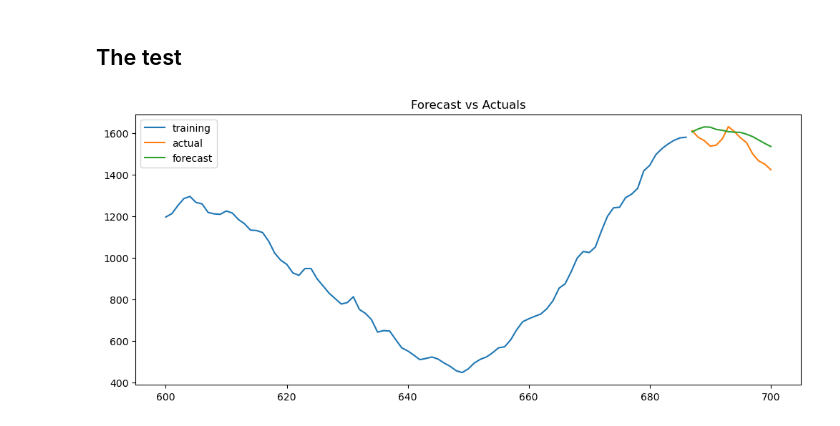
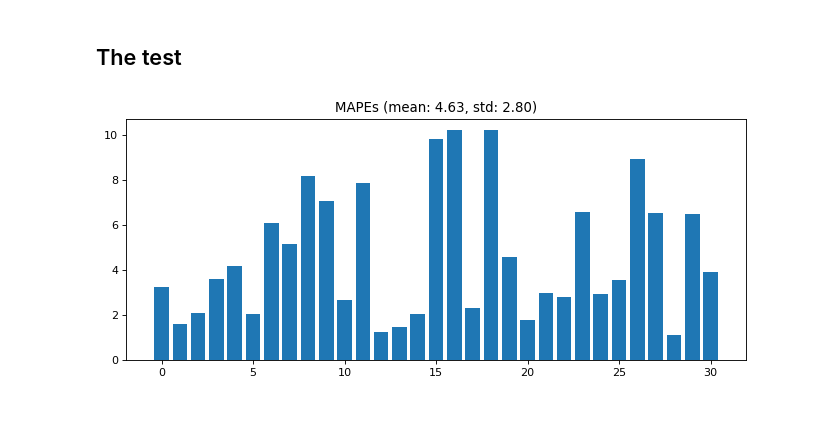
Before and after one commit to virtualmartire/lombacovid, a Jupyter notebook: ML/arima.ipynb, the cells around one changed output. Cells and saved outputs as stored; diff of their text form; code cells hidden in the pictures.

```diff
--- a/ML/arima.ipynb
+++ b/ML/arima.ipynb
@@ -85,3 +85,28 @@ def plotPACF(timeseries, differencing_times):
+# %%
+def plotMAPEs(timeseries, pred_len, arima_order, fitting_method='mle'):
+
+    mapes = []
+    for cut in range(400, len(timeseries.values), 10):
+
+        train = timeseries.head(cut)[:-pred_len]
+        test = timeseries.head(cut)[-pred_len:]
+
+        model = ARIMA(train, order=arima_order)
+        model_fit = model.fit(method=fitting_method)
+        prediction = model_fit.forecast(pred_len)
+
+        prediction_array = prediction.values
+        test_array = test.values
+        perc_array = np.abs(prediction_array - test_array) / test_array * 100
+        mape = np.mean(perc_array)
+        mapes.append(mape)
+
+    mapes = np.array(mapes)
+    plt.bar(range(len(mapes)), mapes)
+    plt.title(f"MAPEs (mean: {np.mean(mapes):.2f}, std: {np.std(mapes):.2f})")
+    plt.show()
+
+    return
 # %% [markdown]
 # ARIMA
 # %% [markdown]
@@ -188,24 +215,2 @@ plt.show()
 # %% [markdown]
 ## The test
-# %%
-pred_len = 14
-
-train = timeseries[:-pred_len]
-test = timeseries[-pred_len:]
-
-model = ARIMA(train, order=(14,2,2))
-model_fit = model.fit()
-
-model_fit.forecast(pred_len, alpha=0.05)  # 95% conf_int
-
-fc_series = pd.Series(model_fit.forecast(pred_len, alpha=0.05), index=test.index)
-
-plt.figure(figsize=(12,5), dpi=100)
-plt.plot(train[600:], label='training')
-plt.plot(test, label='actual')
-plt.plot(fc_series, label='forecast')
-plt.title('Forecast vs Actuals')
-plt.legend()
-plt.show()
-# %% [output]
-[figure, removed]
@@ -211,0 +219,4 @@ plt.show()
+# %%
+plotMAPEs(timeseries, pred_len, order, fitting_method='innovations_mle')
+# %% [output]
+[figure, added]
```
Also changed, not shown: parts of 30 cells of this notebook.
